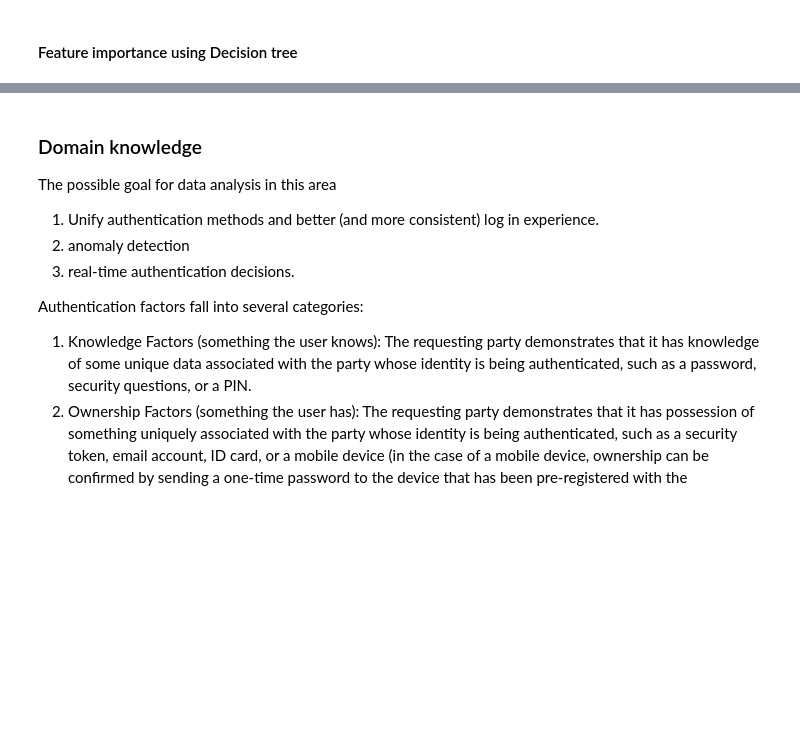
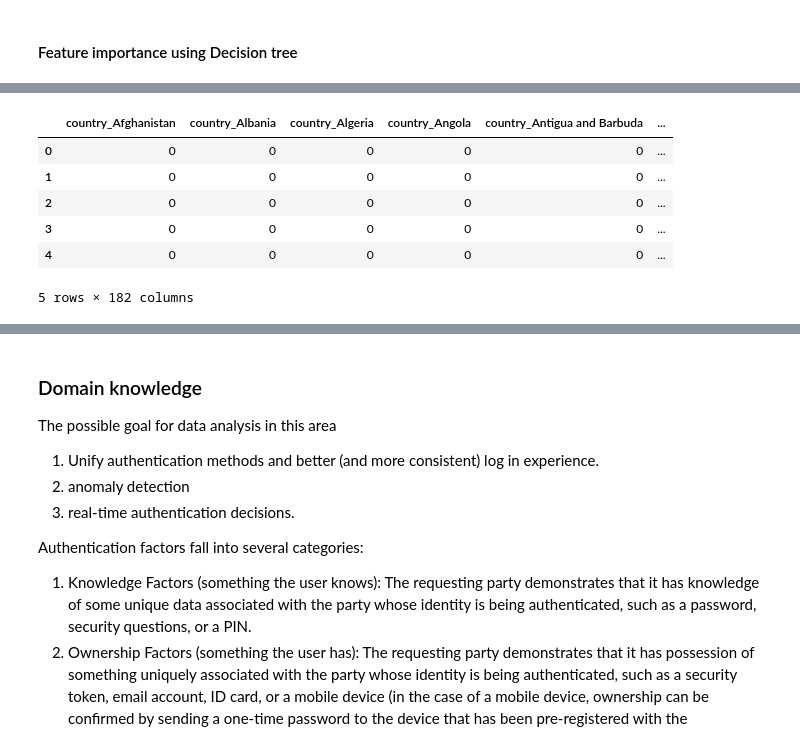
Before and after one commit to crazywiden/Leetcode_daily_submit, a Jupyter notebook: 20e/Identifying Fraudulent Activities.ipynb, the cells around one changed output, grey strips where cells are left out. Cells and saved outputs as stored; diff of their text form; code cells hidden in the pictures; blank space fills up the shorter version.

```diff
--- a/20e/Identifying Fraudulent Activities.ipynb
+++ b/20e/Identifying Fraudulent Activities.ipynb
@@ -388,0 +441,10 @@ dt.head()
+# %%
+.head()
+# %% [output]
+|  | country_Afghanistan | country_Albania | country_Algeria | country_Angola | country_Antigua and Barbuda | ... |
+| 0 | 0 | 0 | 0 | 0 | 0 | ... |
+| 1 | 0 | 0 | 0 | 0 | 0 | ... |
+| 2 | 0 | 0 | 0 | 0 | 0 | ... |
+| 3 | 0 | 0 | 0 | 0 | 0 | ... |
+| 4 | 0 | 0 | 0 | 0 | 0 | ... |
+5 rows × 182 columns
```
Also changed, not shown: parts of 24 cells of this notebook.
